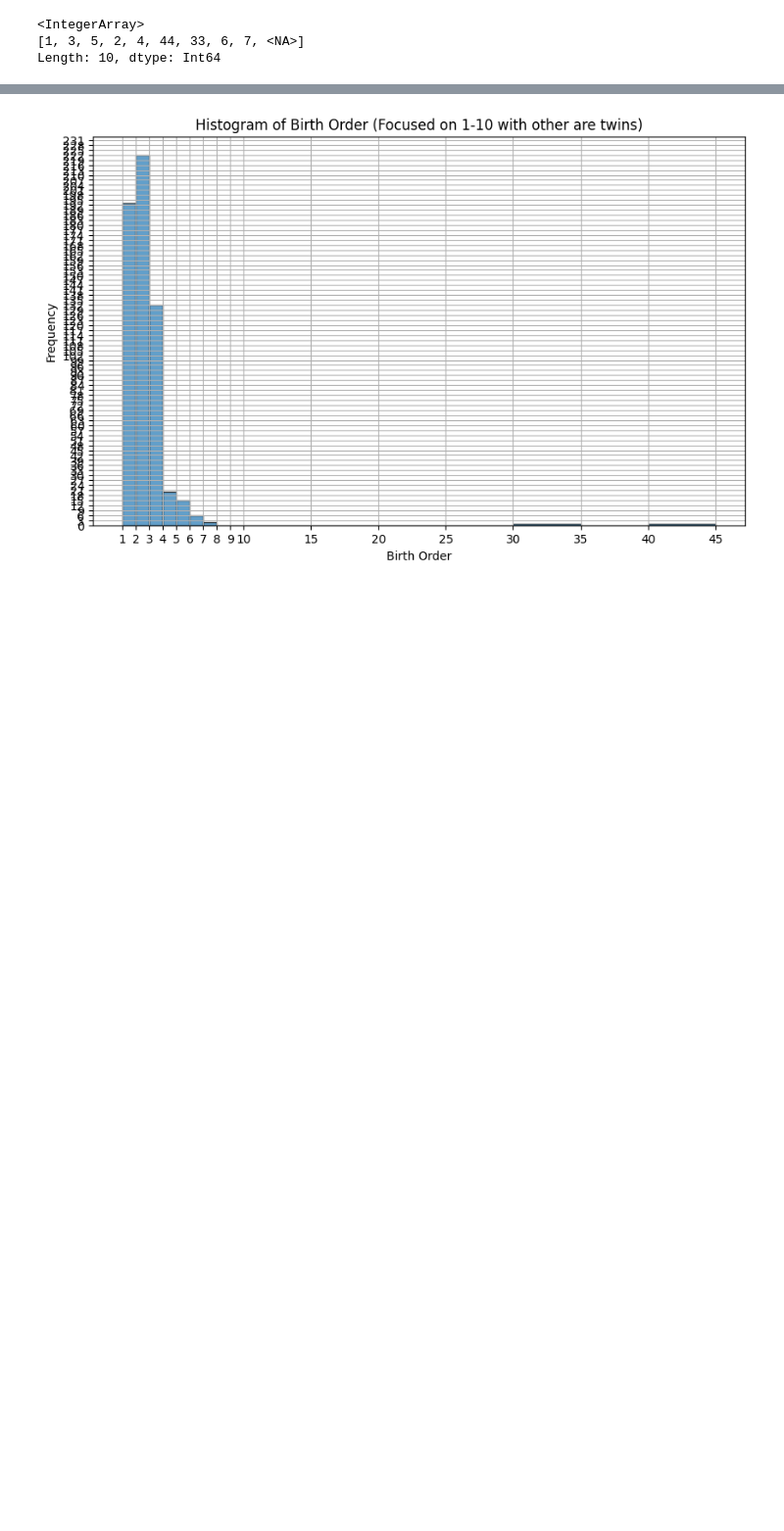
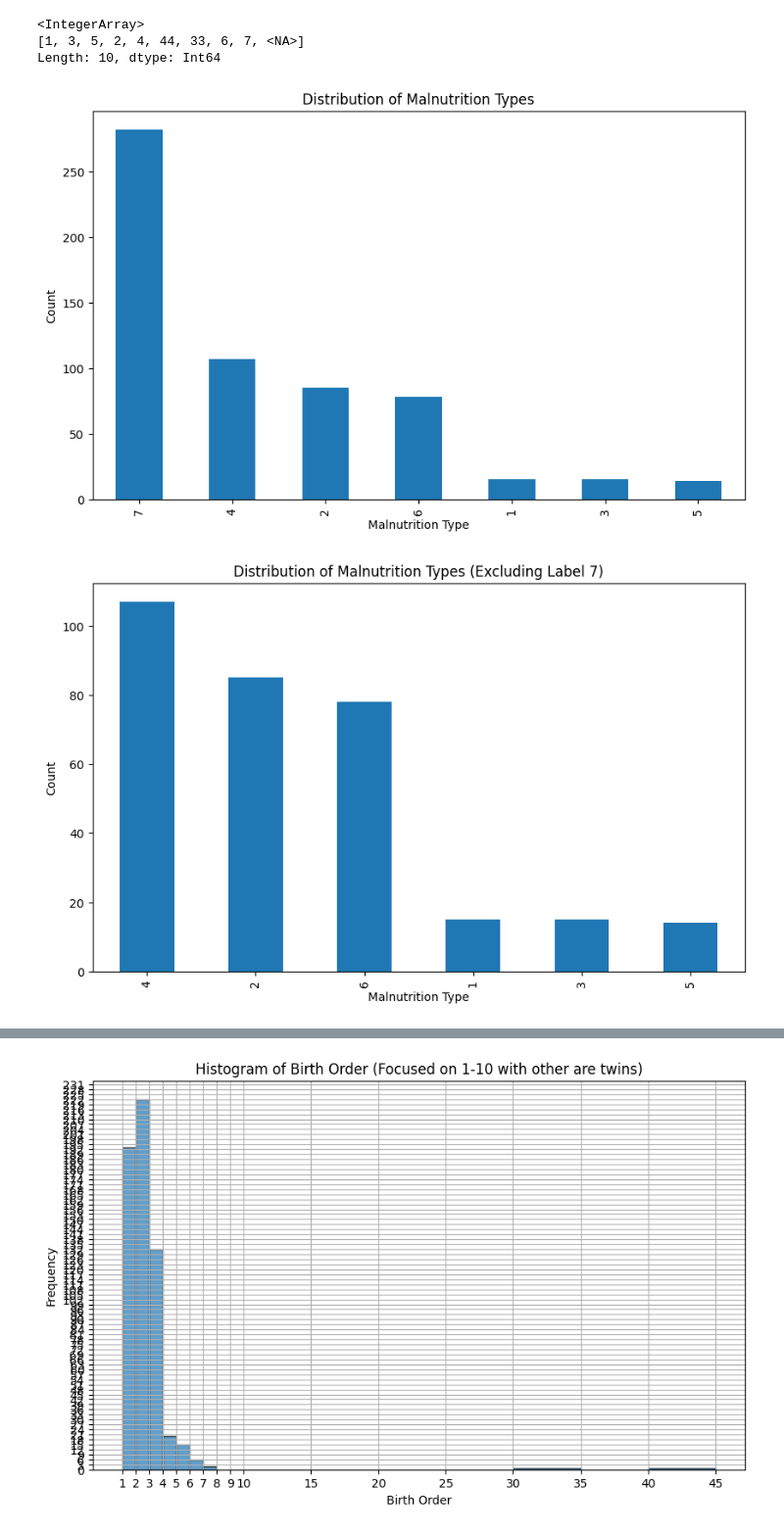
Before and after one commit to rezanobakht1378/AI_Predict_Patetiant, a Jupyter notebook: Prediciton_final_data_3.ipynb, the cells around one changed output, grey strips where cells are left out. Shown at 98% size. Cells and saved outputs as stored; diff of their text form; code cells hidden in the pictures; blank space fills up the shorter version.

Commit message:
add cell to show data counts

```diff
--- a/Prediciton_final_data_3.ipynb
+++ b/Prediciton_final_data_3.ipynb
@@ -22,3 +22,24 @@ df["Birth Order"].unique()
 <IntegerArray>
 [1, 3, 5, 2, 4, 44, 33, 6, 7, <NA>]
 Length: 10, dtype: Int64
+# %%
+# Plot including all labels
+df['Malnutrition Type'].value_counts().plot(kind='bar', figsize=(10, 6), title='Distribution of Malnutrition Types')
+plt.xlabel('Malnutrition Type')
+plt.ylabel('Count')
+plt.show()
+
+# Plot excluding label 7
+df[df['Malnutrition Type'] != 7]['Malnutrition Type'].value_counts().plot(kind='bar', figsize=(10, 6), title='Distribution of Malnutrition Types (Excluding Label 7)')
+plt.xlabel('Malnutrition Type')
+plt.ylabel('Count')
+plt.show()
+
+# Plot excluding label 7 and 1,3,5
+df[(df['Malnutrition Type'] != 7) & (df['Malnutrition Type'] != 1) & (df['Malnutrition Type'] != 3) & (df['Malnutrition Type'] != 5)]['Malnutrition Type'].value_counts().plot(kind='bar', figsize=(10, 6), title='Distribution of Malnutrition Types (Excluding Labels 7, 1, 3, 5)')
+plt.xlabel('Malnutrition Type')
+plt.ylabel('Count')
+plt.show()
+# %% [output]
+[figure, added]
+[figure, added]
```
Also changed, not shown: parts of 2 cells of this notebook, 1 other file.
